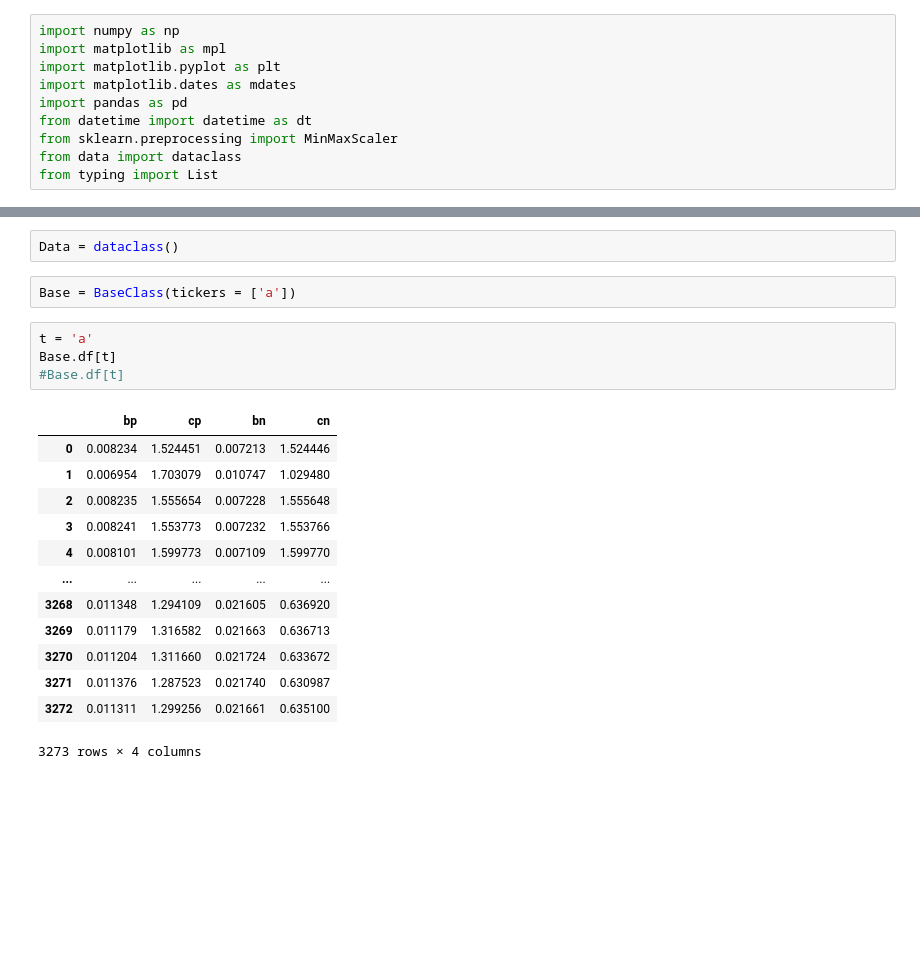
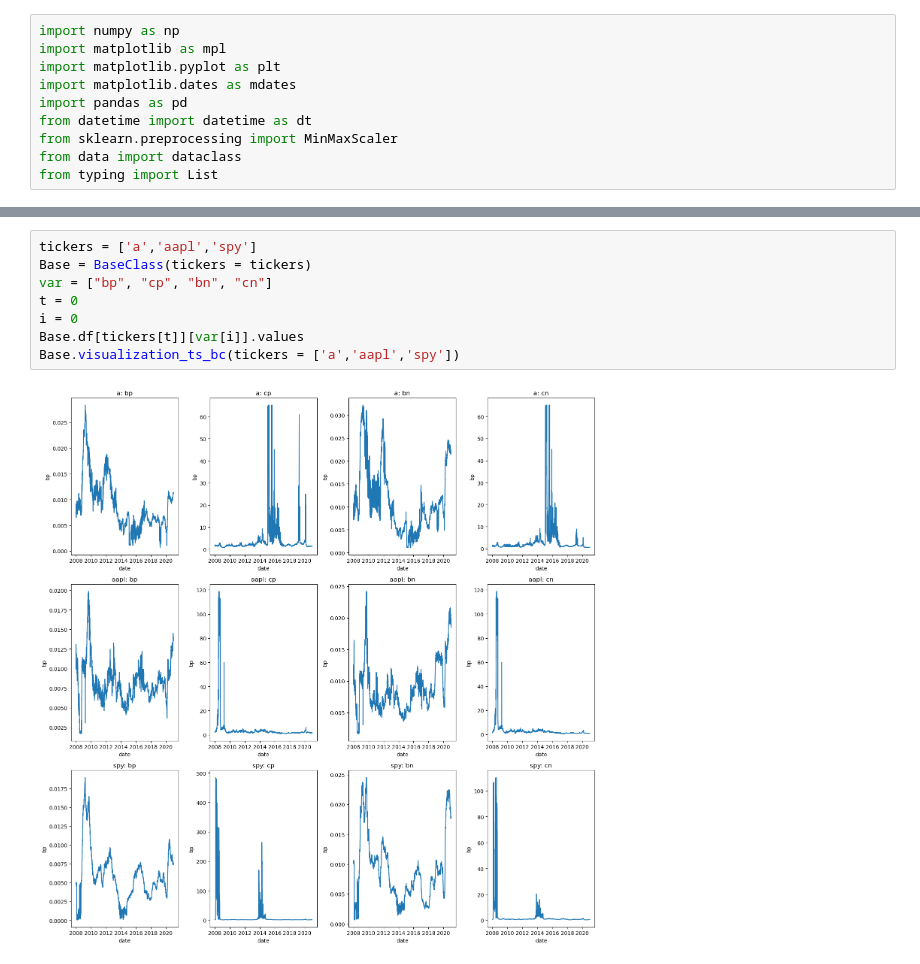
Before and after one commit to yshirai999/Simulating-Volatility-Scenarios, a Jupyter notebook: myfile.ipynb, the cells around one changed output, grey strips where cells are left out. Drawn from its saved outputs; the diff is of its cells as text; blank space fills up the shorter version.

Commit message:
data visualization

```diff
--- a/myfile.ipynb
+++ b/myfile.ipynb
@@ -71,22 +145,10 @@ class BaseClass(dataclass):
-# %%
-Data = dataclass()
-# %%
-Base = BaseClass(tickers = ['a'])
-# %%
-t = 'a'
-Base.df[t]
-#Base.df[t]
-# %% [output]
-|  | bp | cp | bn | cn |
-| 0 | 0.008234 | 1.524451 | 0.007213 | 1.524446 |
-| 1 | 0.006954 | 1.703079 | 0.010747 | 1.029480 |
-| 2 | 0.008235 | 1.555654 | 0.007228 | 1.555648 |
-| 3 | 0.008241 | 1.553773 | 0.007232 | 1.553766 |
-| 4 | 0.008101 | 1.599773 | 0.007109 | 1.599770 |
-| ... | ... | ... | ... | ... |
-| 3268 | 0.011348 | 1.294109 | 0.021605 | 0.636920 |
-| 3269 | 0.011179 | 1.316582 | 0.021663 | 0.636713 |
-| 3270 | 0.011204 | 1.311660 | 0.021724 | 0.633672 |
-| 3271 | 0.011376 | 1.287523 | 0.021740 | 0.630987 |
-| 3272 | 0.011311 | 1.299256 | 0.021661 | 0.635100 |
-3273 rows × 4 columns
+# %%
+tickers = ['a','aapl','spy']
+Base = BaseClass(tickers = tickers)
+var = ["bp", "cp", "bn", "cn"]
+t = 0
+i = 0
+Base.df[tickers[t]][var[i]].values
+Base.visualization_ts_bc(tickers = ['a','aapl','spy'])
+# %% [output]
+[figure, added]
```
Also changed, not shown: parts of 1 cell of this notebook.
